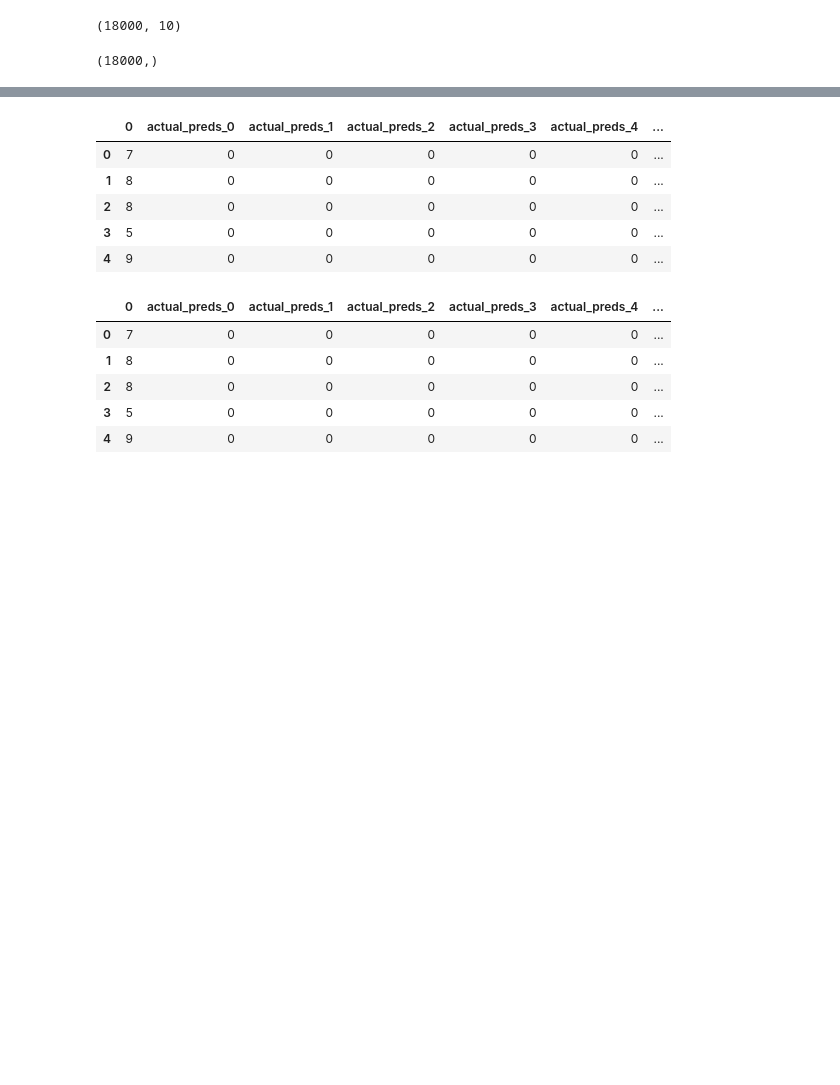
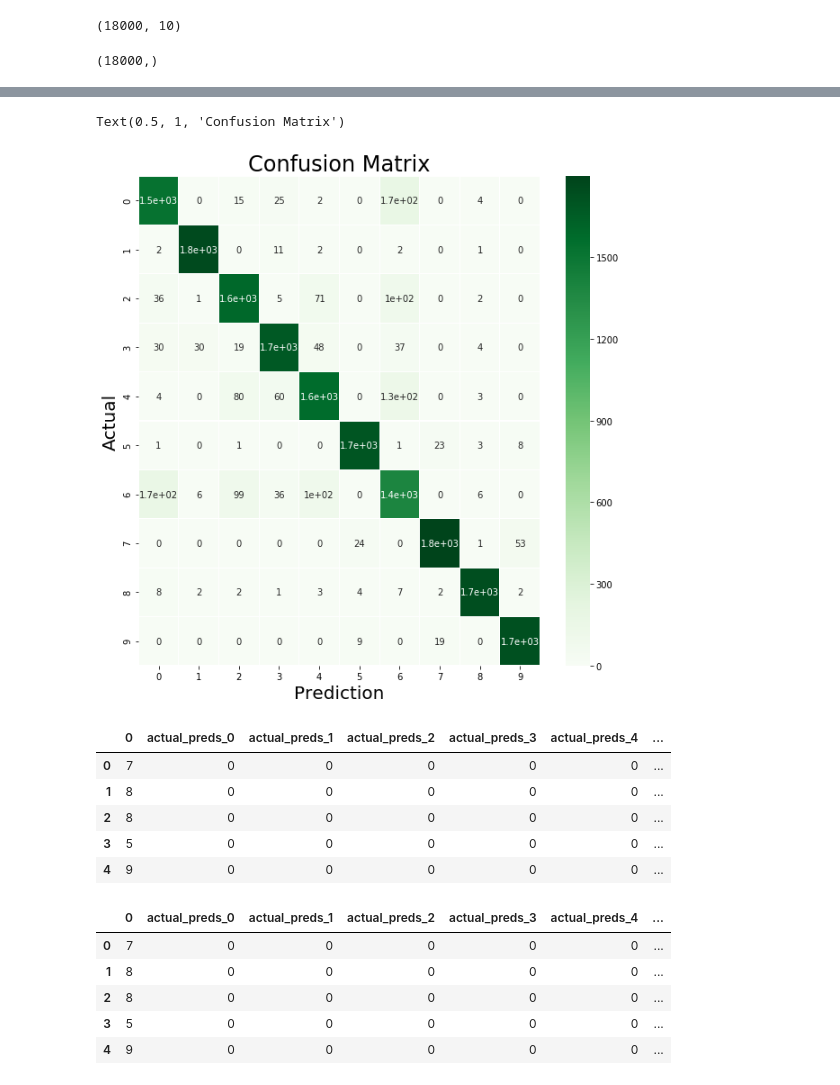
Before and after one commit to RLeyba/clothing_classification, a Jupyter notebook: clothing_classification.ipynb, the cells around one changed output, grey strips where cells are left out. Cells and saved outputs as stored; diff of their text form; code cells hidden in the pictures; blank space fills up the shorter version.

Commit message:
confusion matirx

```diff
--- a/clothing_classification.ipynb
+++ b/clothing_classification.ipynb
@@ -339,3 +351,16 @@ array([[1549,    2,   20,   31,    3,    1,  196,    0,    6,    0],
+# %%
+
+confusion_mtx = confusion_matrix(y_pred, corr_map['actual_preds'].values)
+f,ax = plt.subplots(figsize=(10, 10))
+sns.heatmap(confusion_mtx, annot=True, linewidths=0.01,cmap="Greens")
+plt.xlabel("Prediction", fontsize=20)
+# plt.xticks([0,1], fontsize=16)
+plt.ylabel("Actual", fontsize=20)
+# plt.xticks([0,1], fontsize=16)
+plt.title("Confusion Matrix", fontsize=24)
+# %% [output]
+Text(0.5, 1, 'Confusion Matrix')
+[figure, added]
 # %%
 corr_map = pd.get_dummies(corr_map, columns=['actual_preds'])
 corr_map.head()
```
Also changed, not shown: parts of 10 cells of this notebook.
